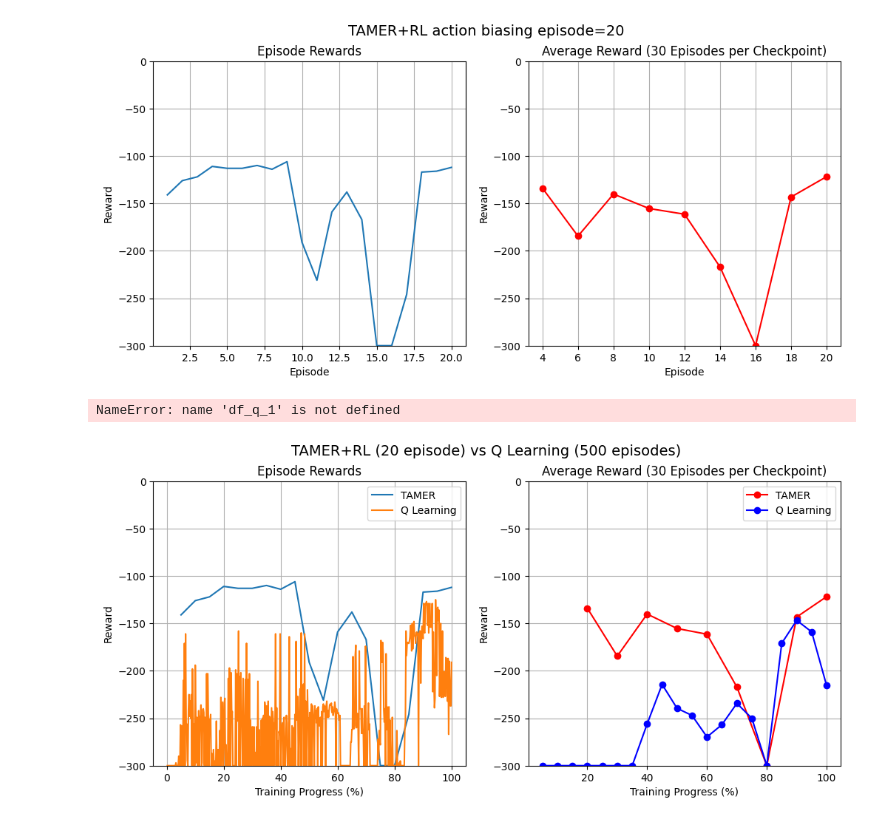
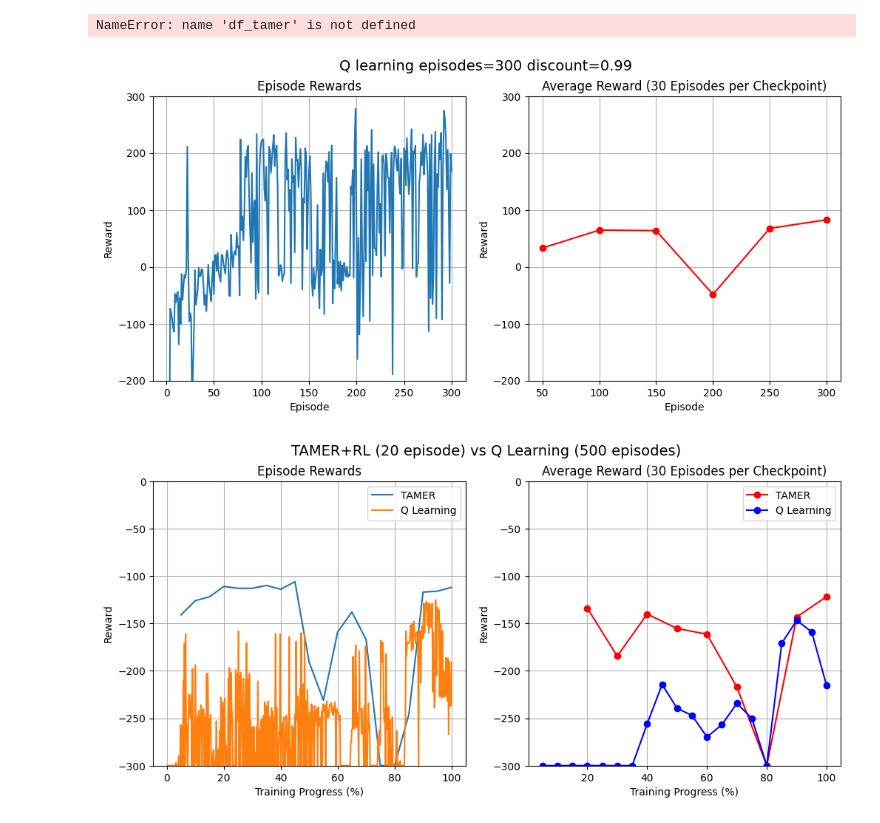
Before and after one commit to chengxi600/TAMER, a Jupyter notebook: plotting_results.ipynb, the cells around one changed output. Saved outputs shown, nothing was run; the diff lists cells and outputs as text; code cells hidden in the pictures.

Commit message:
feat: dqn-tamer

```diff
--- a/plotting_results.ipynb
+++ b/plotting_results.ipynb
@@ -5,8 +5,8 @@ import pandas as pd
 # %%
 import pandas as pd
 
-df_tamer = pd.read_csv("experiments/tamer/MountainCar/tamer_rl_20eps/eps.csv")
-df_q_1 = pd.read_csv("experiments/tamer/MountainCar/q_500eps_disc1/eps.csv")
+# df_tamer = pd.read_csv("experiments/tamer/MountainCar/tamer_rl_20eps/eps.csv")
+df_q_1 = pd.read_csv("experiments/tamer/LunarLander/dqn_300eps/eps.csv")
 # df_q_99 = pd.read_csv("TAMER/q_500eps_disc0.99/eps.csv")
 # df_q_95 = pd.read_csv("TAMER/q_500eps_disc0.95/eps.csv")
 # %%
@@ -48,11 +48,11 @@ def plot_episodic_rewards(df: pd.DataFrame, title, y_bounds):
 # %%
 plot_episodic_rewards(df_tamer, "TAMER+RL action biasing episode=20", (-300, 0))
 # %% [output]
-[figure, removed]
+NameError: name 'df_tamer' is not defined
 # %%
-plot_episodic_rewards(df_q_1, "Q learning episodes=500 discount=1", (-200, 300))
+plot_episodic_rewards(df_q_1, "Q learning episodes=300 discount=0.99", (-200, 300))
 # %% [output]
-NameError: name 'df_q_1' is not defined
+[figure, added]
 # %%
 def plot_compare_progress(df: pd.DataFrame, df2: pd.DataFrame, title, y_bounds, label1="TAMER", label2="Q Learning"):
     x_axis_eps, y_axis_eps, x_axis_eval, y_axis_eval = get_x_y_axis(df)
```
Also changed, not shown: 4 other files.
